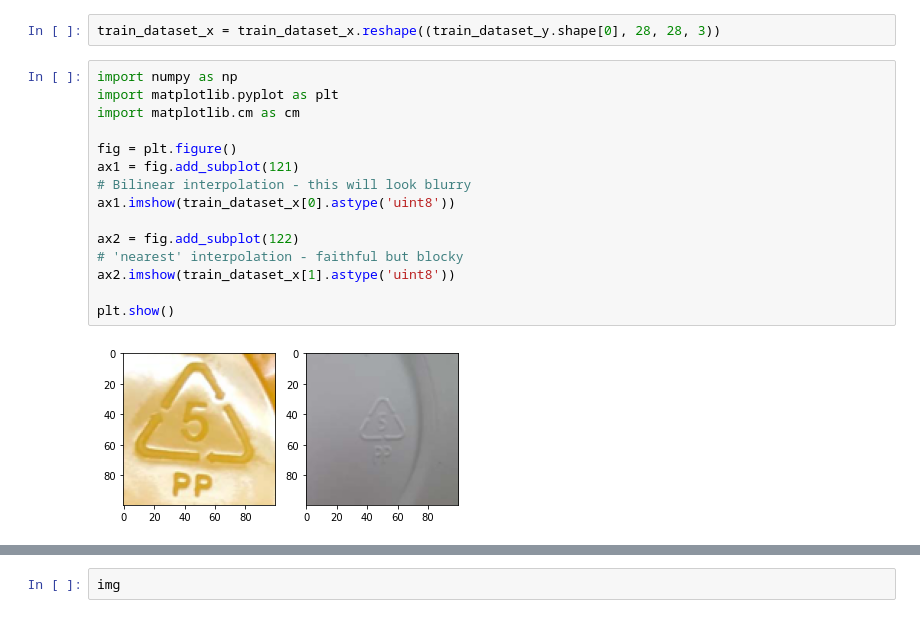
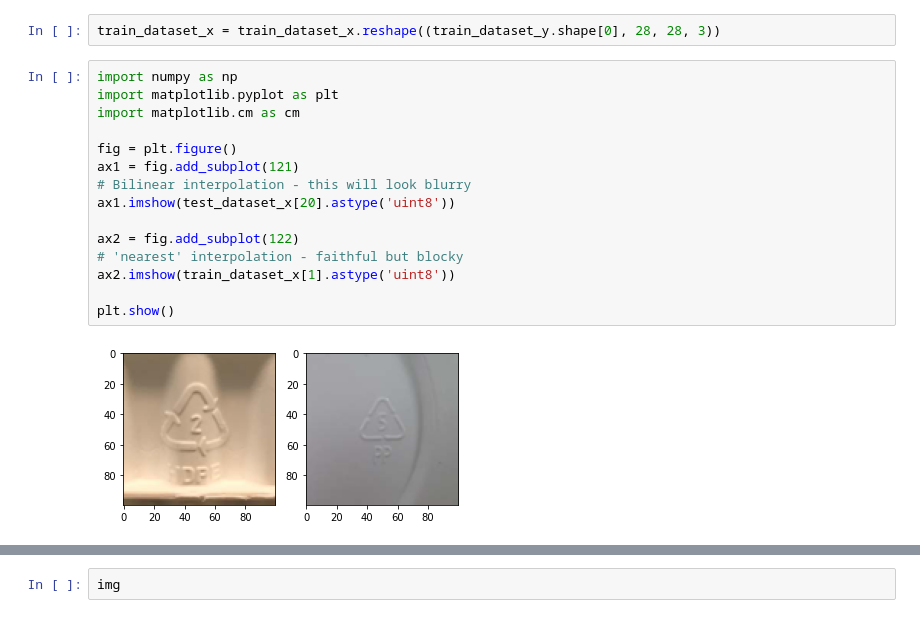
Before and after one commit to gorky22/number_recognition, a Jupyter notebook: code.ipynb, the cells around one changed output, grey strips where cells are left out. Cells and saved outputs as stored; diff of their text form.

```diff
--- a/code.ipynb
+++ b/code.ipynb
@@ -56,20 +56,20 @@ train_dataset_x = train_dataset_x.reshape((train_dataset_y.shape[0], 28, 28, 3))
 # %%
 import numpy as np
 import matplotlib.pyplot as plt
 import matplotlib.cm as cm
 
 fig = plt.figure()
 ax1 = fig.add_subplot(121)
 # Bilinear interpolation - this will look blurry
-ax1.imshow(train_dataset_x[0].astype('uint8'))
+ax1.imshow(test_dataset_x[20].astype('uint8'))
 
 ax2 = fig.add_subplot(122)
 # 'nearest' interpolation - faithful but blocky
 ax2.imshow(train_dataset_x[1].astype('uint8'))
 
 plt.show()
 # %% [output]
-[figure, old version]
+[figure, new version]
 # %%
 import numpy as np
 from matplotlib import pyplot as plt
```
Also changed, not shown: parts of 7 cells of this notebook, 3 other files.
